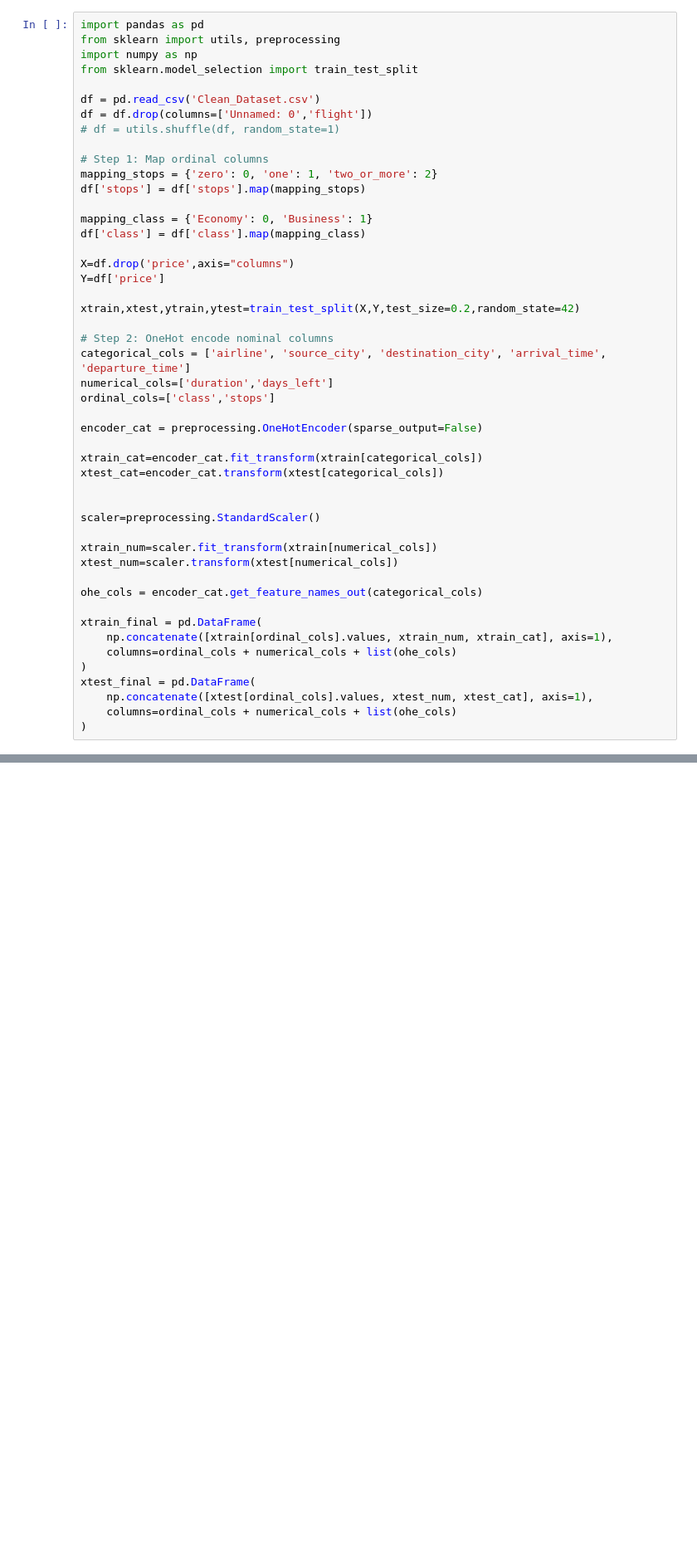
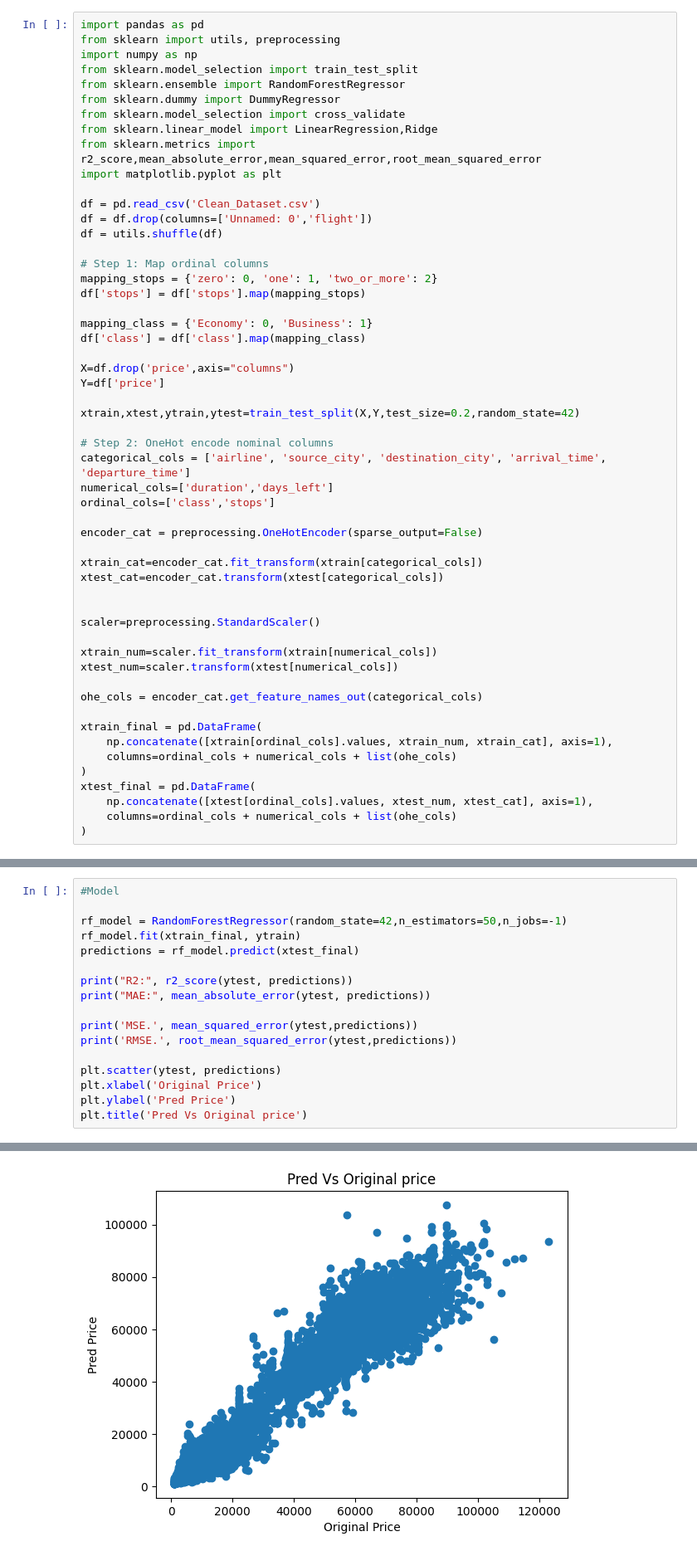
Before and after one commit to Data-Analysis-Hub/Machine-Learning-Flight-ticket-prices-prediction, a Jupyter notebook: model.ipynb, the cells around one changed output, grey strips where cells are left out. Shown at 83% size. Cells and saved outputs as stored; diff of their text form; blank space fills up the shorter version.

Commit message:
finalized this

```diff
--- a/model.ipynb
+++ b/model.ipynb
@@ -3,10 +3,16 @@ import pandas as pd
 from sklearn import utils, preprocessing
 import numpy as np
 from sklearn.model_selection import train_test_split
+from sklearn.ensemble import RandomForestRegressor
+from sklearn.dummy import DummyRegressor
+from sklearn.model_selection import cross_validate
+from sklearn.linear_model import LinearRegression,Ridge
+from sklearn.metrics import r2_score,mean_absolute_error,mean_squared_error,root_mean_squared_error
+import matplotlib.pyplot as plt
 
 df = pd.read_csv('Clean_Dataset.csv')
 df = df.drop(columns=['Unnamed: 0','flight'])
-# df = utils.shuffle(df, random_state=1)
+df = utils.shuffle(df)
 
 # Step 1: Map ordinal columns
 mapping_stops = {'zero': 0, 'one': 1, 'two_or_more': 2}
@@ -48,0 +89,18 @@ xtest_final = pd.DataFrame(
+# %%
+#Model
+
+rf_model = RandomForestRegressor(random_state=42,n_estimators=50,n_jobs=-1)
+rf_model.fit(xtrain_final, ytrain)
+predictions = rf_model.predict(xtest_final)
+
+print("R2:", r2_score(ytest, predictions))
+print("MAE:", mean_absolute_error(ytest, predictions))
+
+print('MSE.', mean_squared_error(ytest,predictions))
+print('RMSE.', root_mean_squared_error(ytest,predictions))
+
+plt.scatter(ytest, predictions)
+plt.xlabel('Original Price')
+plt.ylabel('Pred Price')
+plt.title('Pred Vs Original price')
+# %% [output]
@@ -48,0 +112 @@ xtest_final = pd.DataFrame(
+[figure, added]
```
Also changed, not shown: parts of 3 cells of this notebook, 1 other file.
